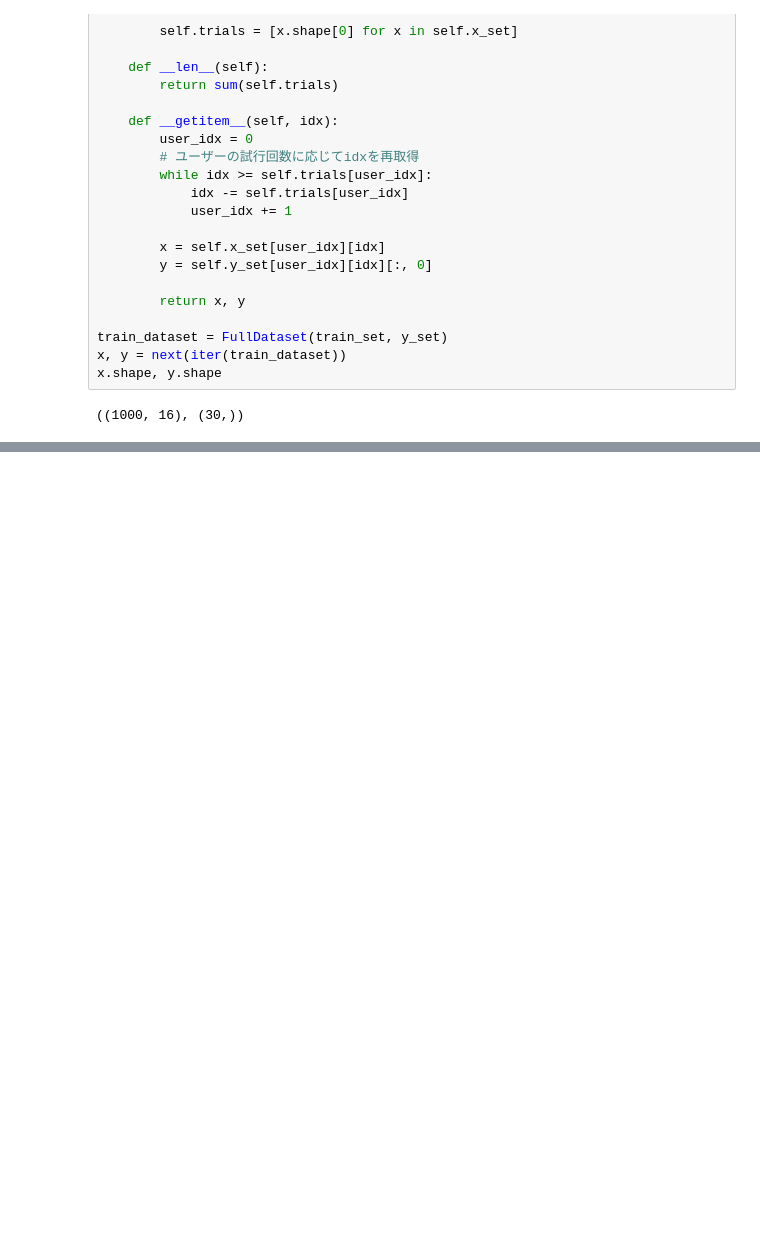
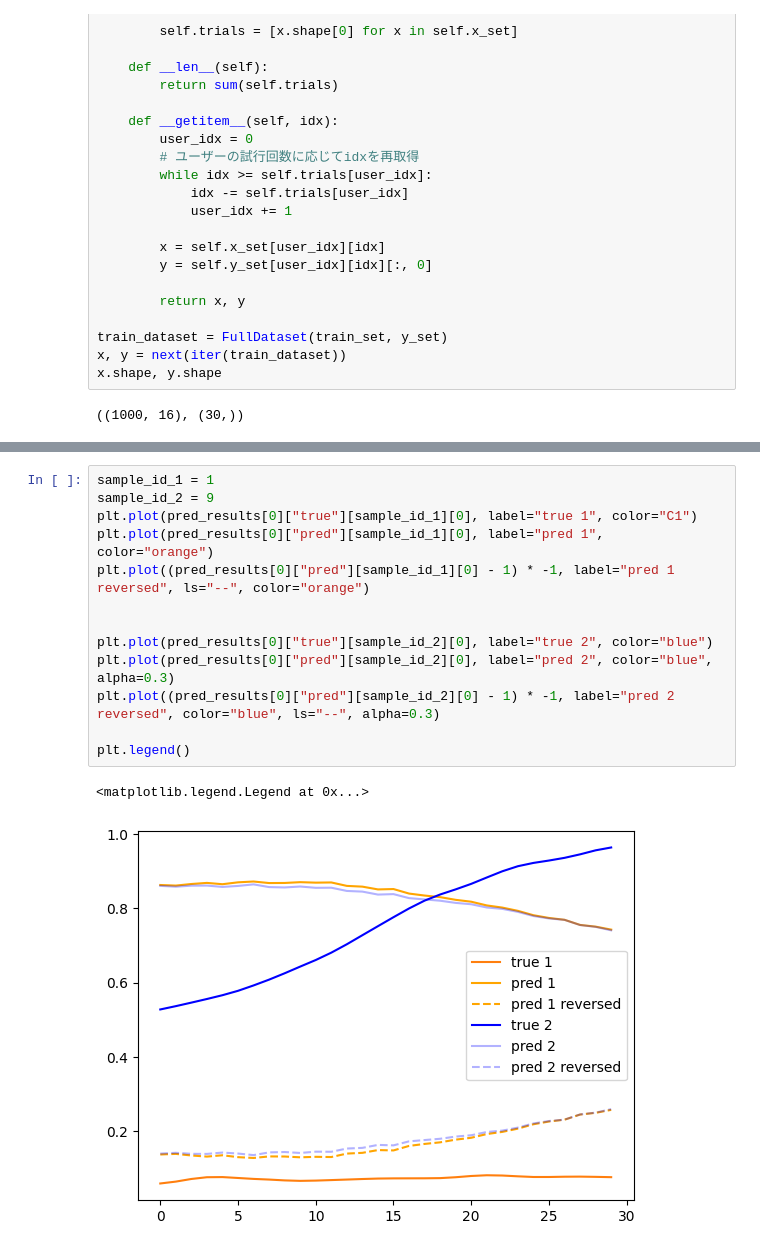
Before and after one commit to naokeyn/NEDO_MotionEncoding, a Jupyter notebook: notebooks/005_checkAxis.ipynb, the cells around one changed output, grey strips where cells are left out. Drawn from its saved outputs; the diff is of its cells as text; blank space fills up the shorter version.

```diff
--- a/notebooks/005_checkAxis.ipynb
+++ b/notebooks/005_checkAxis.ipynb
@@ -152,0 +576,16 @@ plt.show()
+# %%
+sample_id_1 = 1
+sample_id_2 = 9
+plt.plot(pred_results[0]["true"][sample_id_1][0], label="true 1", color="C1")
+plt.plot(pred_results[0]["pred"][sample_id_1][0], label="pred 1", color="orange")
+plt.plot((pred_results[0]["pred"][sample_id_1][0] - 1) * -1, label="pred 1 reversed", ls="--", color="orange")
+
+
+plt.plot(pred_results[0]["true"][sample_id_2][0], label="true 2", color="blue")
+plt.plot(pred_results[0]["pred"][sample_id_2][0], label="pred 2", color="blue", alpha=0.3)
+plt.plot((pred_results[0]["pred"][sample_id_2][0] - 1) * -1, label="pred 2 reversed", color="blue", ls="--", alpha=0.3)
+
+plt.legend()
+# %% [output]
+<matplotlib.legend.Legend at 0x...>
+[figure, added]
```
Also changed, not shown: parts of 27 cells of this notebook, 2 other files.
